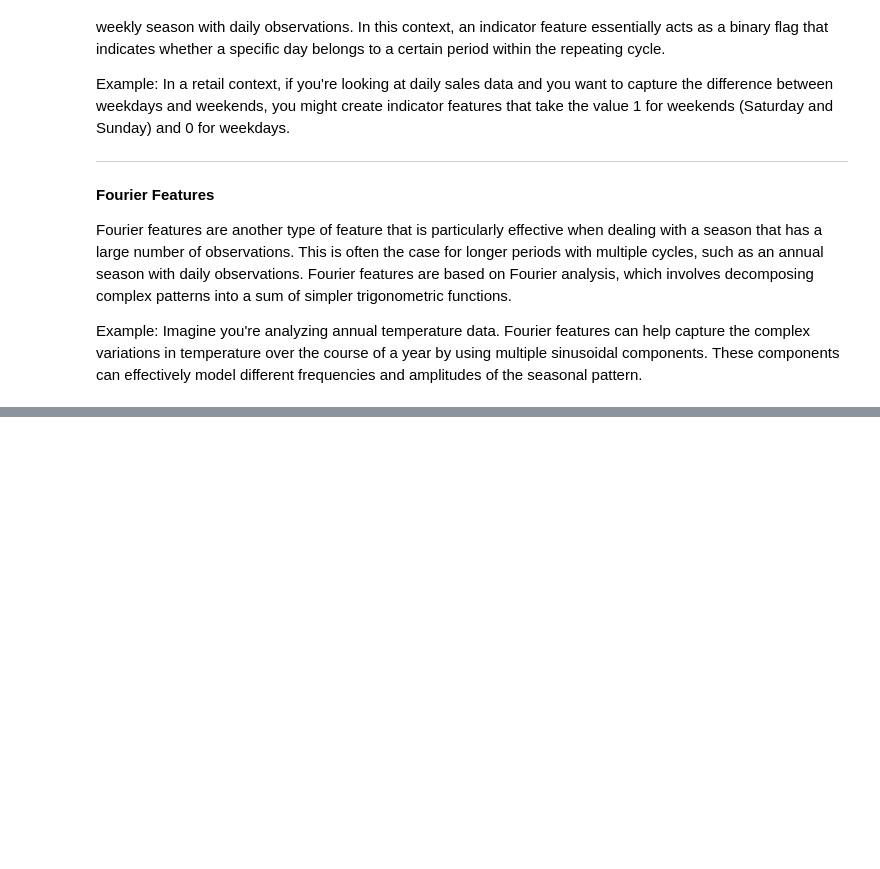
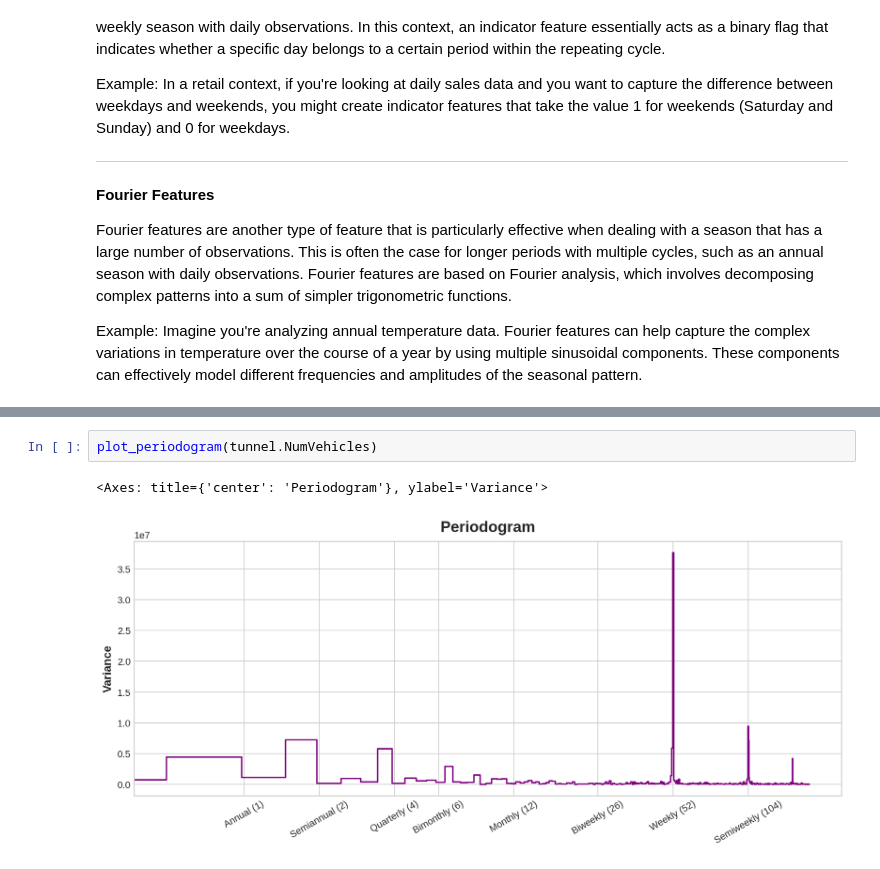
Before and after one commit to gani88/ForecastingTimeSeries, a Jupyter notebook: Forecasting_3_Seasonality.ipynb, the cells around one changed output, grey strips where cells are left out. Cells and saved outputs as stored; diff of their text form; blank space fills up the shorter version.

```diff
--- a/Forecasting_3_Seasonality.ipynb
+++ b/Forecasting_3_Seasonality.ipynb
@@ -59,0 +232,5 @@ Example: Imagine you're analyzing annual temperature data. Fourier features can
+# %%
+plot_periodogram(tunnel.NumVehicles)
+# %% [output]
+<Axes: title={'center': 'Periodogram'}, ylabel='Variance'>
+[figure, added]
```
Also changed, not shown: parts of 6 cells of this notebook.
